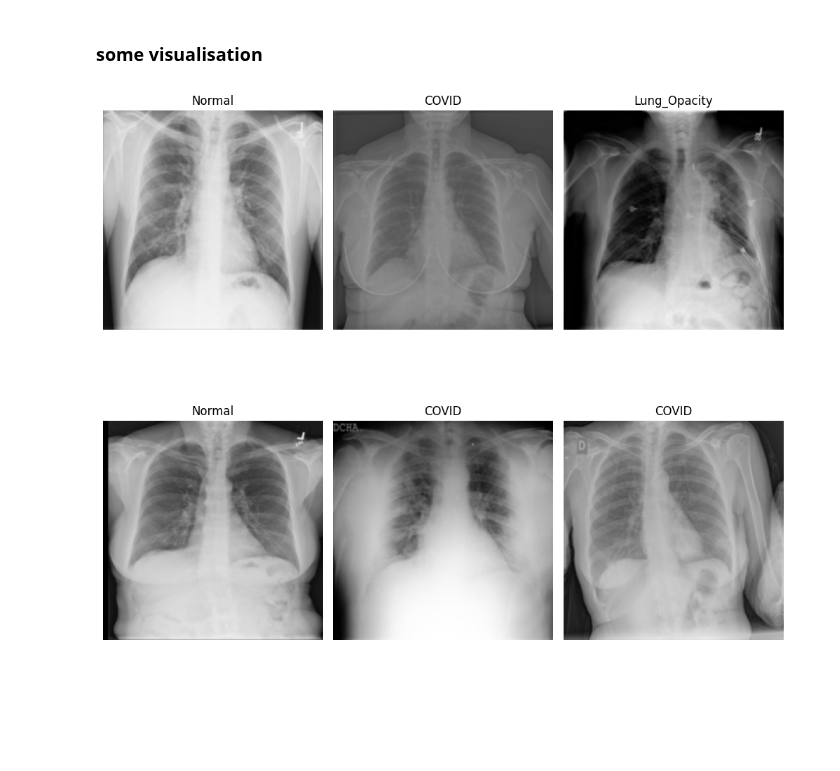
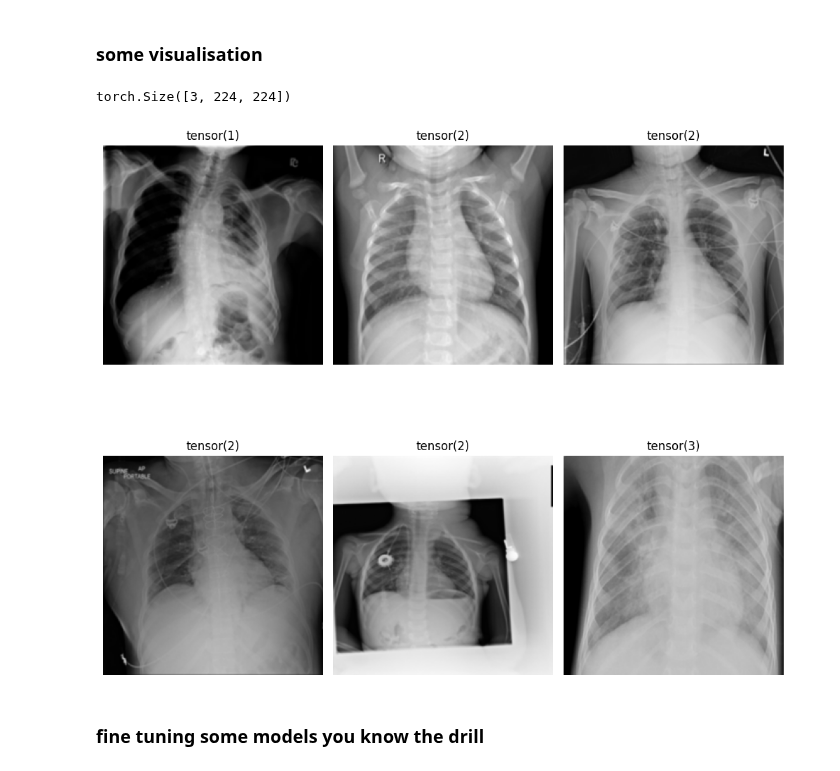
Before and after one commit to Amen-Haj-Brahim/COVID-19-XRAY-CNN, a Jupyter notebook: full_notebook.ipynb, the cells around one changed output. Cells and saved outputs as stored; diff of their text form; code cells hidden in the pictures; blank space fills up the shorter version.

```diff
--- a/full_notebook.ipynb
+++ b/full_notebook.ipynb
@@ -37,7 +41,7 @@ class XrayImagesDataset(Dataset):
 
     image =  Image.open(path).convert('RGB')
 
-    return self.transform(image),self.data[index]["class"]
+    return self.transform(image),classes.index(self.data[index]["class"])
 # %%
 transform = torchvision.transforms.Compose([
     torchvision.transforms.Resize(size=(224, 224)),
@@ -61,24 +65,32 @@ train_subset = Subset(data, train_indices)
 valid_subset = Subset(data, valid_indices)
 test_subset = Subset(data, test_indices)
 
-train_dataloader = DataLoader(train_subset, batch_size=100)
-valid_dataloader = DataLoader(valid_subset, batch_size=100)
-test_dataloader = DataLoader(test_subset, batch_size=100)
+batch_size=10
+
+train_dataloader = DataLoader(train_subset, batch_size=batch_size)
+valid_dataloader = DataLoader(valid_subset, batch_size=batch_size)
+test_dataloader = DataLoader(test_subset, batch_size=batch_size)
 # %% [markdown]
 ### some visualisation
 # %%
 #get a batch of the first 100 images
 images, labels = next(iter(train_dataloader))
+# %%
+images[0].shape
+# %% [output]
+torch.Size([3, 224, 224])
 # %%
 plt.figure(figsize=(10, 10))
 for i in range(6):
     plt.subplot(2, 3, i + 1)
-    #transpose because pillow wants to act all special and different from opencv and stuff whatever man
+    #transpose because pillow wants to act all different and cool
     image = images[i].numpy().transpose((1, 2, 0))
     plt.title(labels[i])
     plt.axis('off')
-    plt.imshow(image)
+    plt.imshow(np.asarray(image))
 plt.tight_layout()
 plt.show()
 # %% [output]
-[figure, old version]
+[figure, new version]
+# %% [markdown]
+### fine tuning some models you know the drill
```
Also changed, not shown: parts of 12 cells of this notebook, 1 other file.
